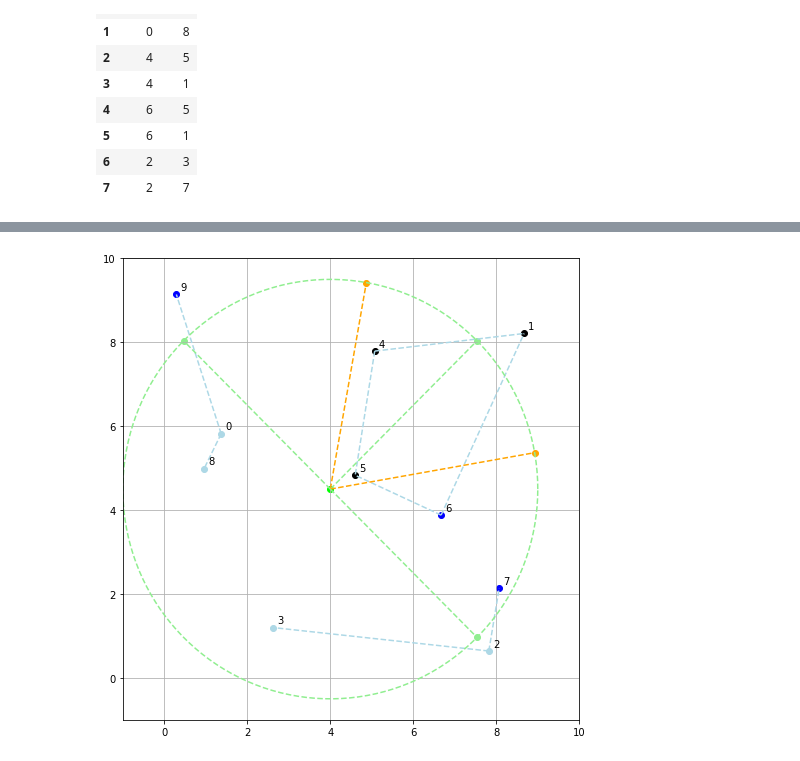
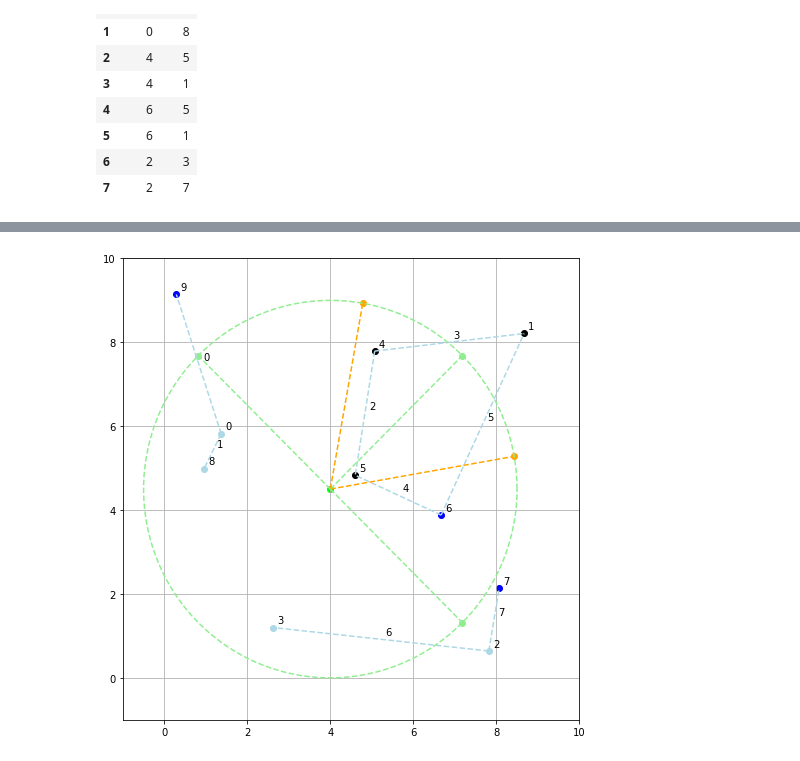
Before and after one commit to AdwaitB/visual-positioning-mci, a Jupyter notebook: python-analysis/scan_playground.ipynb, the cells around one changed output, grey strips where cells are left out. Cells and saved outputs as stored; diff of their text form; code cells hidden in the pictures.

```diff
--- a/python-analysis/scan_playground.ipynb
+++ b/python-analysis/scan_playground.ipynb
@@ -151,6 +193,6 @@ AXIS_EDGE_COLOR = 'lightgreen'
 # %%
 FOV = 70
-RADIUS = 5
+RADIUS = 4.5
 
 ORIGIN = [4, 4.5]
 DIRECTION = [1, 1]
@@ -167,6 +209,7 @@ axis_xn = rotate_point(ORIGIN, viewpoint, 90)
 # %%
 def tag_points():
     colors = [DATA_POINT_COLOR_DEFAULT]*len(points)
+    normalized_angles = []
 
     reference_angle = get_angle(DIRECTION)
     semicircle_angle_start = reference_angle - 90
@@ -176,12 +219,15 @@ def tag_points():
 
     for index, row in points.iterrows():
         angle = get_angle([row['x'] - ORIGIN[0], row['y'] - ORIGIN[1]])
+        normalized_angles.append(normalize_angle(semicircle_angle_start, semicircle_angle_end, angle))
 
         if(check_in_angle_range(fov_angle_start, fov_angle_end, angle)):
             colors[index] = DATA_POINT_COLOR_VIEW
         elif check_in_angle_range(semicircle_angle_start, semicircle_angle_end, angle):
             colors[index] = DATA_POINT_COLOR_SEMI
 
-    return colors
+    points['color'] = colors
+    points['normalized_angle'] = normalized_angles
 
-colors = tag_points()
+tag_points()
+print(points)
@@ -188,22 +257,29 @@ colors = tag_points()
+# %%
+def tag_edges():
+    colors = [DATA_EDGE_COLOR_DEFAULT]*len(edge_ids)
+    return colors
+
+edge_colors = tag_edges()
 # %%
 def plot_point(point, color, text=""):
     plt.scatter(point[0], point[1], c=color)
     plt.text(point[0] + 0.1, point[1] + 0.1, text)
 # %%
-def plot_edge(p1, p2, color):
+def plot_edge(p1, p2, color, text=""):
     p = generate_edge_point_raw(p1, p2)
     plt.plot(p[0], p[1], linestyle="--", c=color)
+    plt.text((p1[0] + p2[0])/2 + 0.1, (p1[1] + p2[1])/2 + 0.1, text)
 # %%
 def plot_situation():
     plt.rcParams["figure.autolayout"] = True
 
     # Plot the building edges
-    for index, edge_id in edgeIds.iterrows():
-        plot_edge(points.iloc[edge_id[0]], points.iloc[edge_id[1]], DATA_EDGE_COLOR)
+    for index, edge_id in edge_ids.iterrows():
+        plot_edge(points.iloc[edge_id[0]], points.iloc[edge_id[1]], edge_colors[index], index)
 
     # Plot the points
     for index, row in points.iterrows():
-        plot_point([row['x'], row['y']], colors[index], index)
+        plot_point([row['x'], row['y']], row['color'], index)
 
     # Plot the origin
     plt.scatter(ORIGIN[0], ORIGIN[1], c=ORIGIN_COLOR)
@@ -211,31 +287,31 @@ def plot_situation():
     # Plot the point of view
     plot_point(viewpoint, AXIS_POINT_COLOR)
     plot_point(viewpoint_begin, VIEWPOINT_COLOR)
     plot_point(viewpoint_end, VIEWPOINT_COLOR)
     plot_point(axis_xp, AXIS_POINT_COLOR)
     plot_point(axis_xn, AXIS_POINT_COLOR)
 
     plot_edge(ORIGIN, viewpoint, AXIS_EDGE_COLOR)
     plot_edge(ORIGIN, viewpoint_begin, VIEWPOINT_EDGE_COLOR)
     plot_edge(ORIGIN, viewpoint_end, VIEWPOINT_EDGE_COLOR)
     plot_edge(ORIGIN, axis_xp, AXIS_EDGE_COLOR)
     plot_edge(ORIGIN, axis_xn, AXIS_EDGE_COLOR)
 
     angle = np.linspace(0, 2*math.pi, 150)
 
     x = RADIUS*np.cos(angle) + ORIGIN[0]
     y = RADIUS*np.sin(angle) + ORIGIN[1]
 
     plt.plot(x, y, linestyle="--", c=AXIS_EDGE_COLOR)
 
     plt.grid(True)
     plt.xlim(-1, 10)
     plt.ylim(-1, 10)
 
     fig = plt.gcf()
     fig.set_size_inches(7,7)
     plt.show()
 
 plot_situation()
 # %% [output]
-[figure, old version]
+[figure, new version]
```
Also changed, not shown: parts of 13 cells of this notebook.
